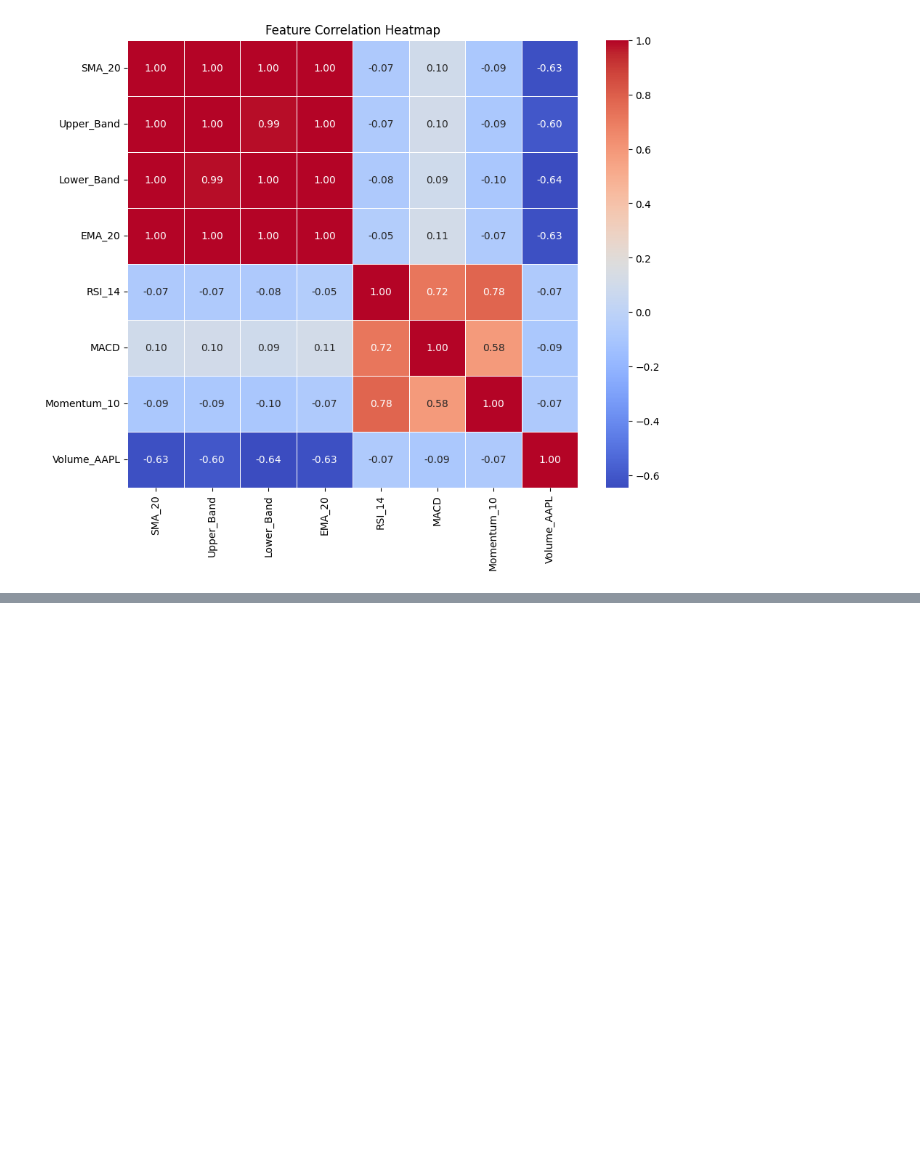
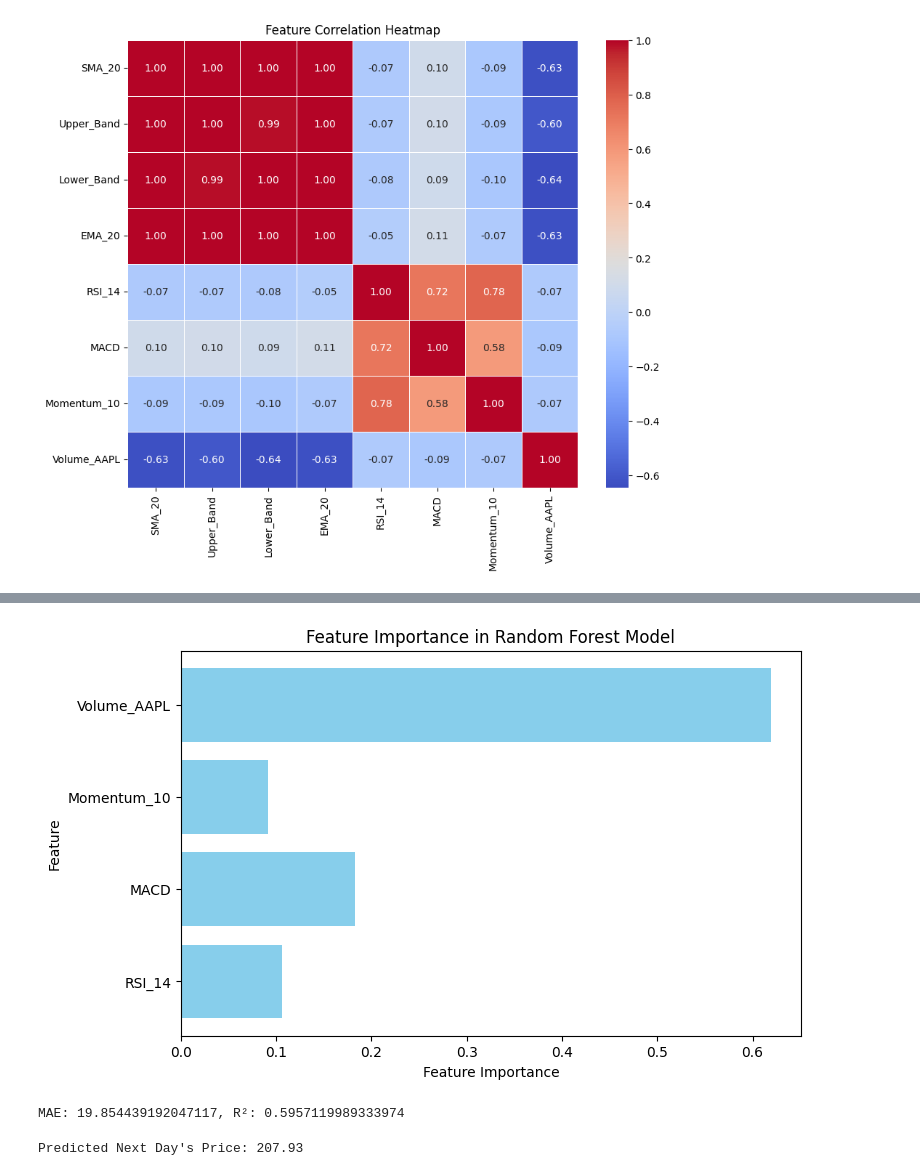
Before and after one commit to kankekarsaurabh/project, a Jupyter notebook: stock.ipynb, the cells around one changed output, grey strips where cells are left out. Drawn from its saved outputs; the diff is of its cells as text; code cells hidden in the pictures; blank space fills up the shorter version.

```diff
--- a/stock.ipynb
+++ b/stock.ipynb
@@ -377,0 +417,34 @@ Root Mean Squared Error: 1.407486021047506
+# %%
+import matplotlib.pyplot as plt
+
+# Get feature importances
+importances = model.feature_importances_
+feature_names = X.columns
+
+# Plot feature importance
+plt.figure(figsize=(8, 5))
+plt.barh(feature_names, importances, color='skyblue')
+plt.xlabel("Feature Importance")
+plt.ylabel("Feature")
+plt.title("Feature Importance in Random Forest Model")
+plt.show()
+# %% [output]
+[figure, added]
+# %%
+from sklearn.metrics import mean_absolute_error, r2_score
+
+mae = mean_absolute_error(y_test, y_pred)
+r2 = r2_score(y_test, y_pred)
+
+print(f"MAE: {mae}, R²: {r2}")
+# %% [output]
+MAE: 19.854439192047117, R²: 0.5957119989333974
+# %%
+# Get the most recent row of data (last available trading day)
+latest_data = stock_data.iloc[-1][features].values.reshape(1, -1)
+
+# Predict the next day's price
+predicted_price = model.predict(latest_data)
+print(f"Predicted Next Day's Price: {predicted_price[0]:.2f}")
+# %% [output]
+Predicted Next Day's Price: 207.93
```
Also changed, not shown: parts of 4 cells of this notebook.
